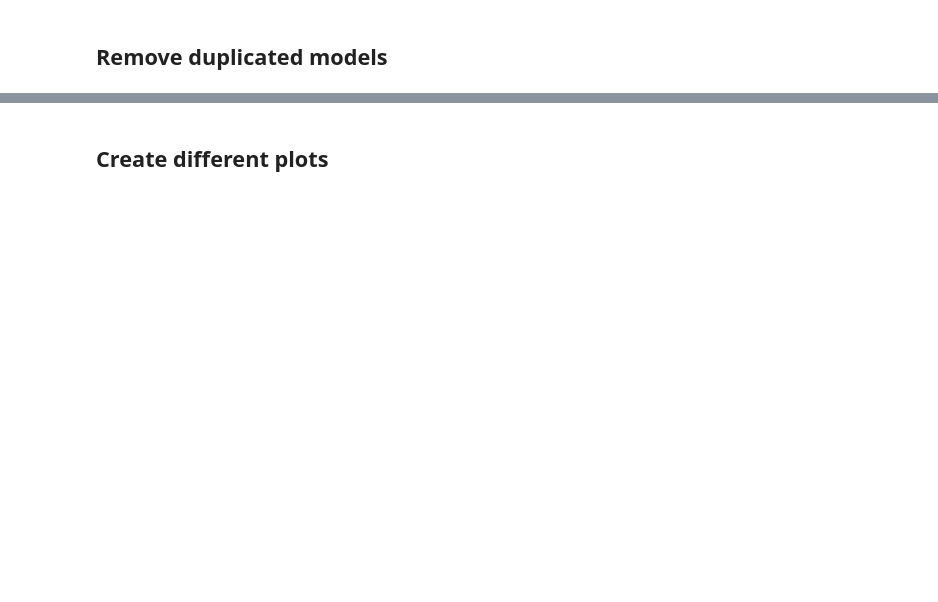
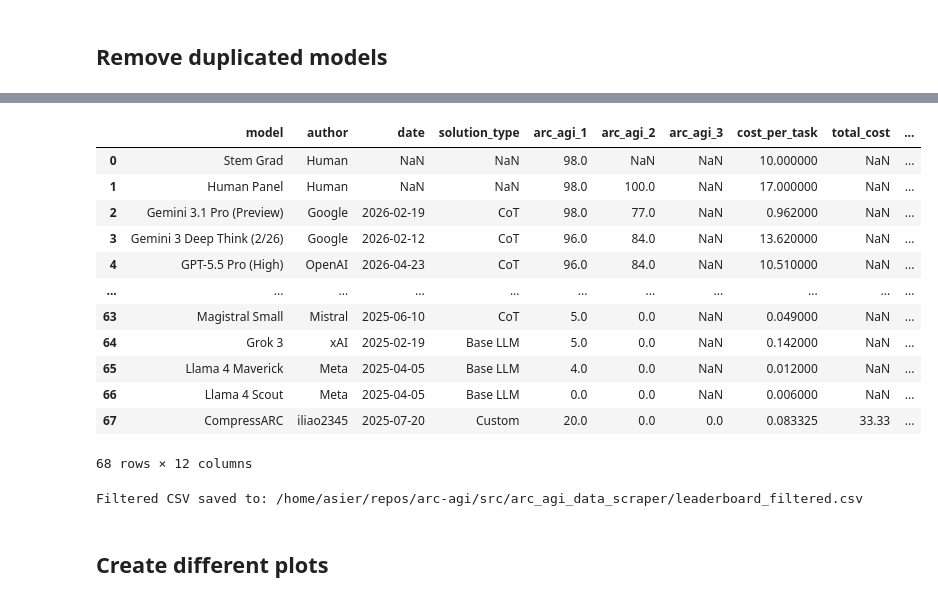
Before and after one commit to UNIR-TUC/arc-agi, a Jupyter notebook: src/arc_agi_data_scraper/arc_agi_data_scraper/data-colector.ipynb, the cells around one changed output, grey strips where cells are left out. Drawn from its saved outputs; the diff is of its cells as text; code cells hidden in the pictures; blank space fills up the shorter version.

```diff
--- a/src/arc_agi_data_scraper/arc_agi_data_scraper/data-colector.ipynb
+++ b/src/arc_agi_data_scraper/arc_agi_data_scraper/data-colector.ipynb
@@ -262,0 +315,36 @@ new_row = {
+# %%
+# Modify row with columnn 'model' with value 'Tiny Recursion Model (TRM)'
+# Modify solition_type column to 'Custom' for that row
+df_filtered.loc[df_filtered['model'] == 'Tiny Recursion Model (TRM)', 'solution_type'] = 'Custom'
+df_filtered.loc[df_filtered['model'] == 'Tiny Recursion Model (TRM)', 'parameters_in_millions'] = 7
+df_filtered.loc[df_filtered['model'] == 'Tiny Recursion Model (TRM)', 'peak_precision_tflops_fp16'] = 7916
+df_filtered.loc[df_filtered['model'] == 'Tiny Recursion Model (TRM)', 'vram_gb'] = 320
+# %%
+df_filtered.loc[df_filtered['model'] == 'Hierarchical Reasoning Model (HRM)', 'solution_type'] = 'Custom'
+df_filtered.loc[df_filtered['model'] == 'Hierarchical Reasoning Model (HRM)', 'parameters_in_millions'] = 27
+df_filtered.loc[df_filtered['model'] == 'Hierarchical Reasoning Model (HRM)', 'peak_precision_tflops_fp16'] = 6916
+df_filtered.loc[df_filtered['model'] == 'Hierarchical Reasoning Model (HRM)', 'vram_gb'] = 280
+# %%
+df_filtered.loc[df_filtered['model'] == 'ARChitects', 'parameters_in_millions'] = 8000
+df_filtered.loc[df_filtered['model'] == 'ARChitects', 'peak_precision_tflops_fp16'] = 1979
+df_filtered.loc[df_filtered['model'] == 'ARChitects', 'vram_gb'] = 80
+# %%
+df_filtered.loc[df_filtered['model'] == 'Icecuber', 'parameters_in_millions'] = 0
+df_filtered.loc[df_filtered['model'] == 'Icecuber', 'peak_precision_tflops_fp16'] = 0.43
+df_filtered.loc[df_filtered['model'] == 'Icecuber', 'vram_gb'] = 16
+# %%
+df_filtered
+# %% [output]
+|  | model | author | date | solution_type | arc_agi_1 | arc_agi_2 | arc_agi_3 | cost_per_task | total_cost | ... |
+| 0 | Stem Grad | Human | NaN | NaN | 98.0 | NaN | NaN | 10.000000 | NaN | ... |
+| 1 | Human Panel | Human | NaN | NaN | 98.0 | 100.0 | NaN | 17.000000 | NaN | ... |
+| 2 | Gemini 3.1 Pro (Preview) | Google | 2026-02-19 | CoT | 98.0 | 77.0 | NaN | 0.962000 | NaN | ... |
+| 3 | Gemini 3 Deep Think (2/26) | Google | 2026-02-12 | CoT | 96.0 | 84.0 | NaN | 13.620000 | NaN | ... |
+| 4 | GPT-5.5 Pro (High) | OpenAI | 2026-04-23 | CoT | 96.0 | 84.0 | NaN | 10.510000 | NaN | ... |
+| ... | ... | ... | ... | ... | ... | ... | ... | ... | ... | ... |
+| 63 | Magistral Small | Mistral | 2025-06-10 | CoT | 5.0 | 0.0 | NaN | 0.049000 | NaN | ... |
+| 64 | Grok 3 | xAI | 2025-02-19 | Base LLM | 5.0 | 0.0 | NaN | 0.142000 | NaN | ... |
+| 65 | Llama 4 Maverick | Meta | 2025-04-05 | Base LLM | 4.0 | 0.0 | NaN | 0.012000 | NaN | ... |
+| 66 | Llama 4 Scout | Meta | 2025-04-05 | Base LLM | 0.0 | 0.0 | NaN | 0.006000 | NaN | ... |
+| 67 | CompressARC | iliao2345 | 2025-07-20 | Custom | 20.0 | 0.0 | 0.0 | 0.083325 | 33.33 | ... |
+68 rows × 12 columns
@@ -263,3 +428,10 @@ new_row = {
+# %%
+# Generate a new CSV file with the filtered and modified data
+OUTPUT_CSV_PATH = PROJECT_ROOT / "leaderboard_filtered.csv"
+df_filtered.to_csv(OUTPUT_CSV_PATH, index=False)
+print(f"Filtered CSV saved to: {OUTPUT_CSV_PATH}")
+# %% [output]
+Filtered CSV saved to: /home/asier/repos/arc-agi/src/arc_agi_data_scraper/leaderboard_filtered.csv
 # %% [markdown]
 ## Create different plots
 # %% [markdown]
```
Also changed, not shown: parts of 9 cells of this notebook, 1 other file.
